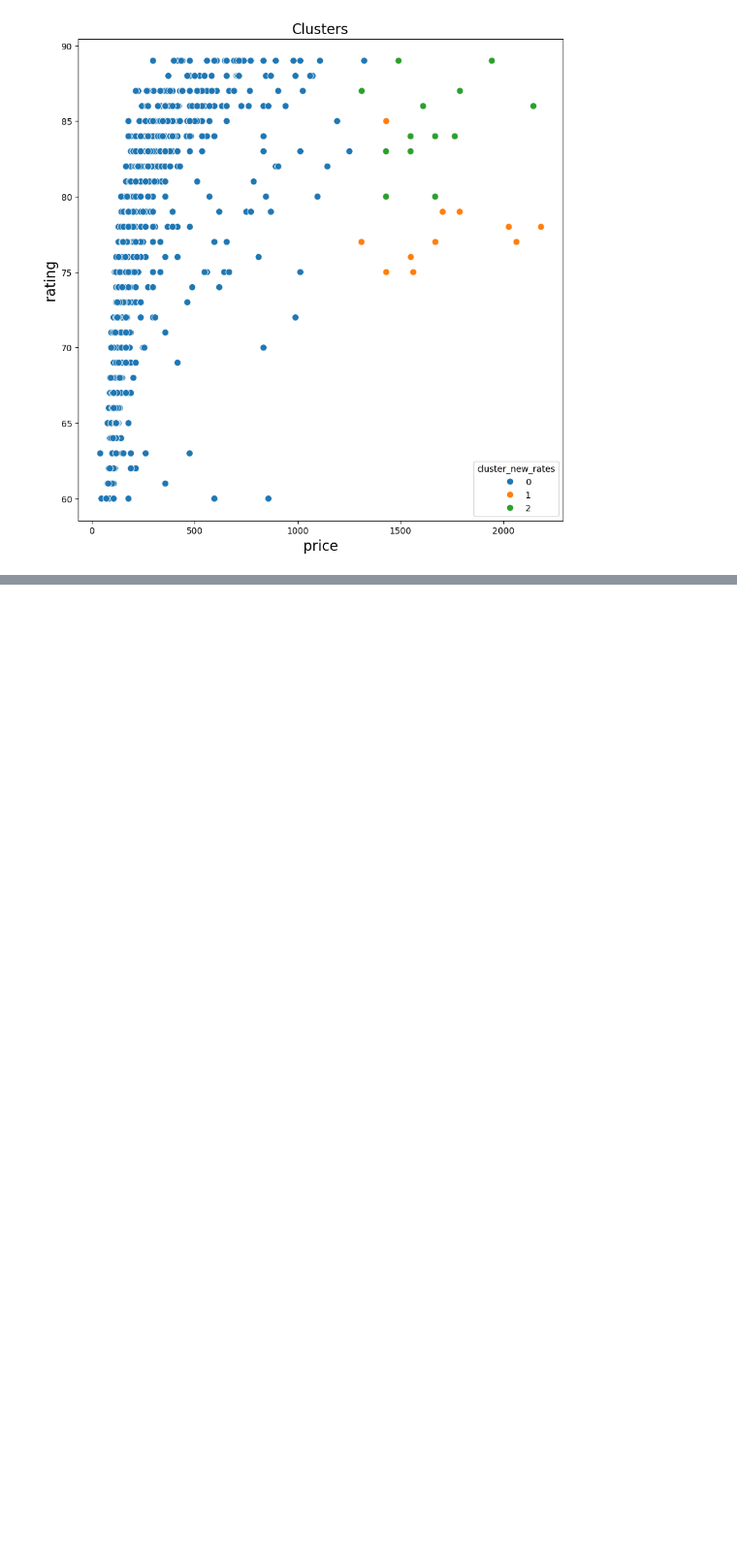
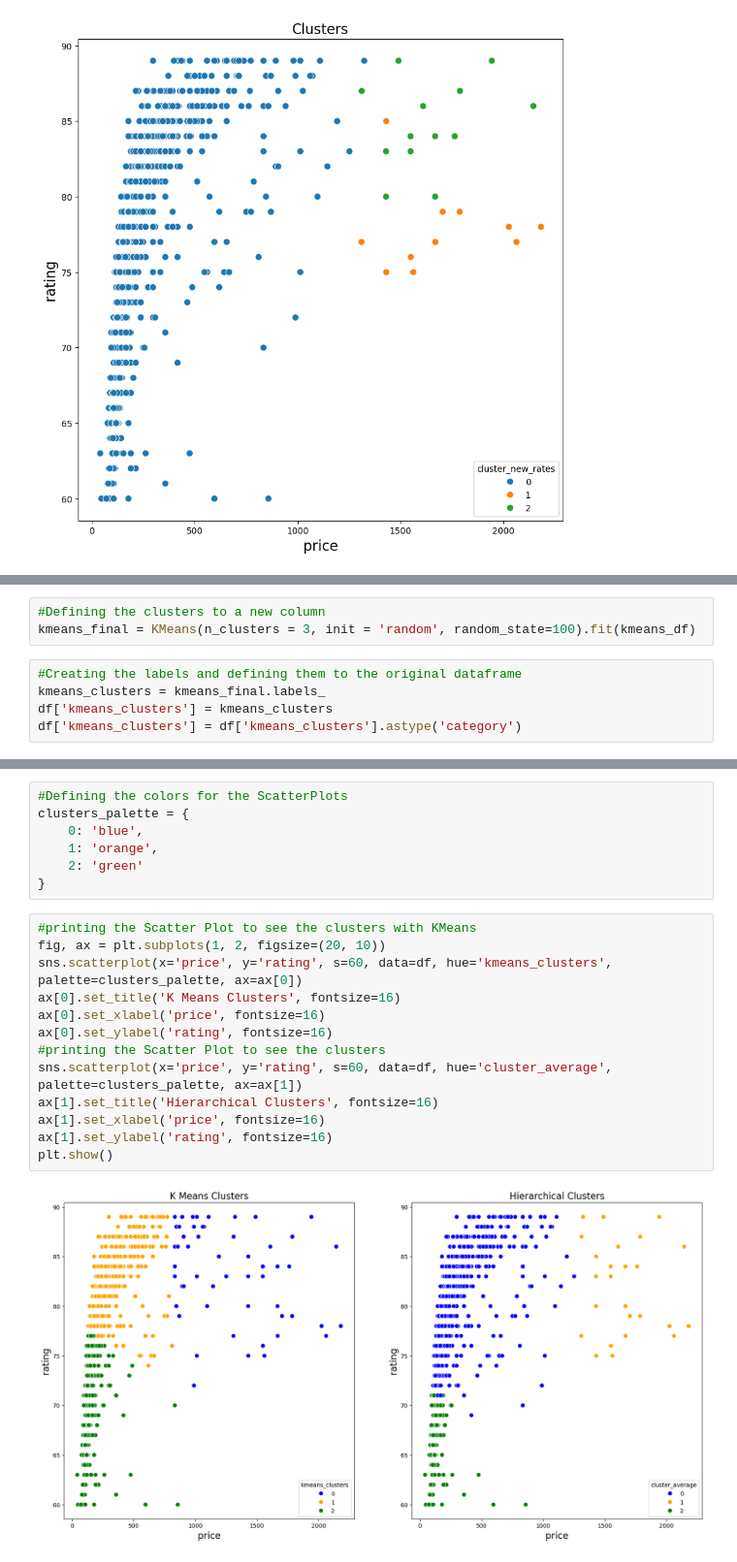
Before and after one commit to vaugsss/DataScience, a Jupyter notebook: Smarpthones_Clustering.ipynb, the cells around one changed output, grey strips where cells are left out. Shown at 97% size. Saved outputs shown, nothing was run; the diff lists cells and outputs as text; blank space fills up the shorter version.

```diff
--- a/Smarpthones_Clustering.ipynb
+++ b/Smarpthones_Clustering.ipynb
@@ -606,0 +651,8 @@ plt.show()
+# %%
+#Defining the clusters to a new column
+kmeans_final = KMeans(n_clusters = 3, init = 'random', random_state=100).fit(kmeans_df)
+# %%
+#Creating the labels and defining them to the original dataframe
+kmeans_clusters = kmeans_final.labels_
+df['kmeans_clusters'] = kmeans_clusters
+df['kmeans_clusters'] = df['kmeans_clusters'].astype('category')
@@ -606,0 +669,22 @@ plt.show()
+# %%
+#Defining the colors for the ScatterPlots
+clusters_palette = {
+    0: 'blue',
+    1: 'orange',
+    2: 'green'
+}
+# %%
+#printing the Scatter Plot to see the clusters with KMeans
+fig, ax = plt.subplots(1, 2, figsize=(20, 10))
+sns.scatterplot(x='price', y='rating', s=60, data=df, hue='kmeans_clusters', palette=clusters_palette, ax=ax[0])
+ax[0].set_title('K Means Clusters', fontsize=16)
+ax[0].set_xlabel('price', fontsize=16)
+ax[0].set_ylabel('rating', fontsize=16)
+#printing the Scatter Plot to see the clusters
+sns.scatterplot(x='price', y='rating', s=60, data=df, hue='cluster_average', palette=clusters_palette, ax=ax[1])
+ax[1].set_title('Hierarchical Clusters', fontsize=16)
+ax[1].set_xlabel('price', fontsize=16)
+ax[1].set_ylabel('rating', fontsize=16)
+plt.show()
+# %% [output]
+[figure, added]
```
Also changed, not shown: parts of 18 cells of this notebook.
